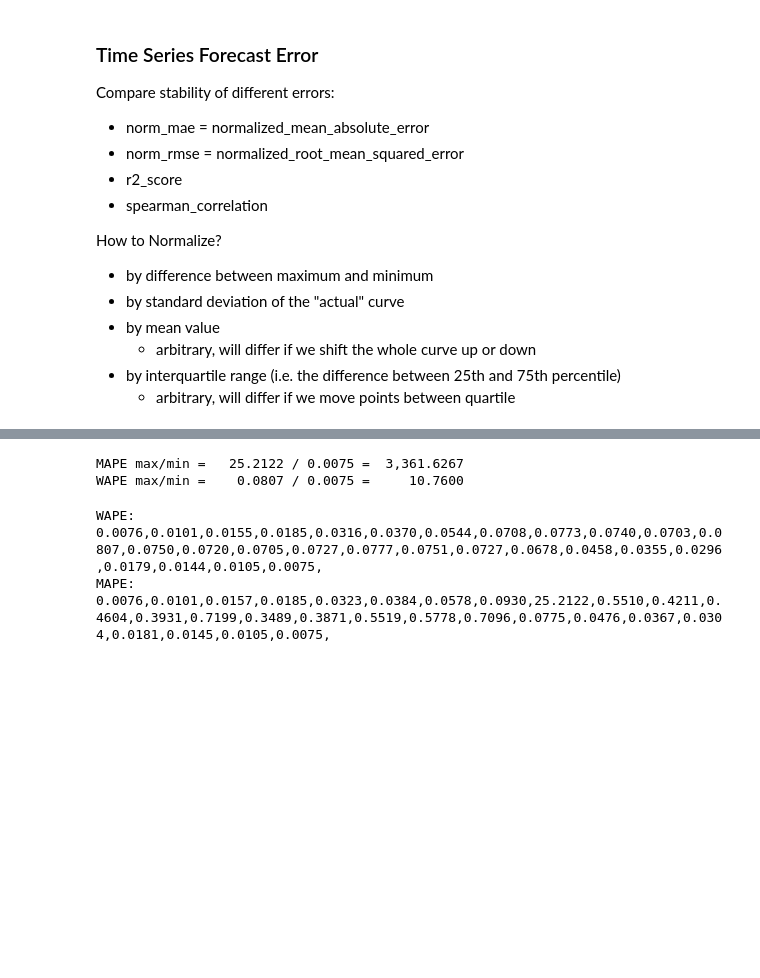
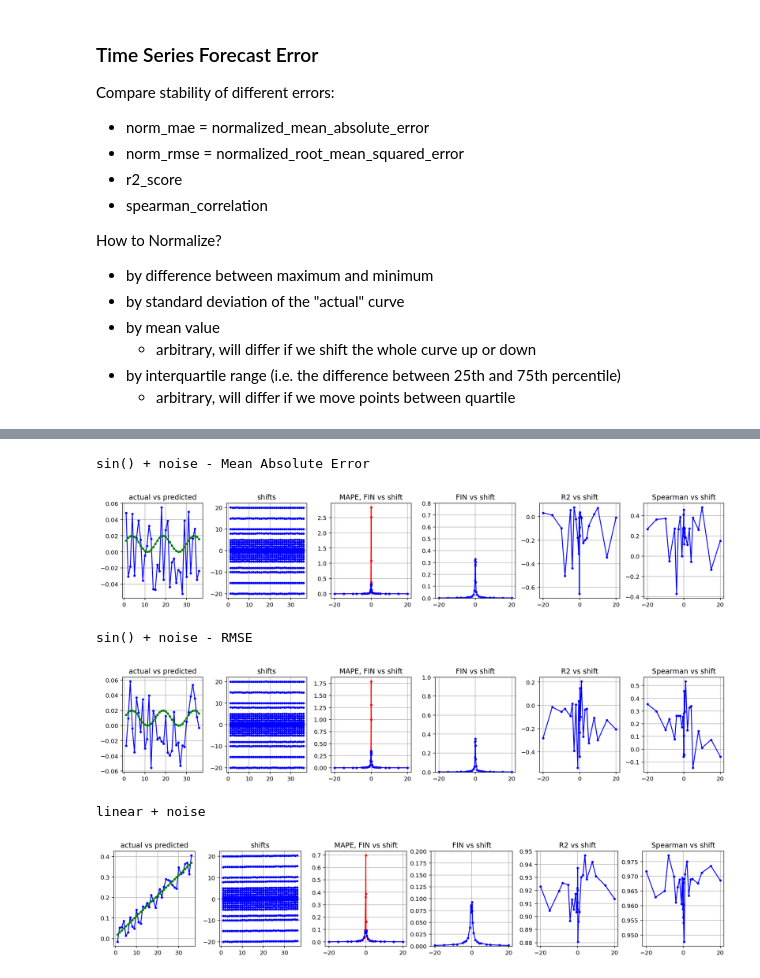
Before and after one commit to lselector/notebooks, a Jupyter notebook: Time_Series_Forecast_Error.ipynb, the cells around one changed output, grey strips where cells are left out. Cells and saved outputs as stored; diff of their text form; code cells hidden in the pictures; blank space fills up the shorter version.

```diff
--- a/Time_Series_Forecast_Error.ipynb
+++ b/Time_Series_Forecast_Error.ipynb
@@ -23,21 +25 @@ import matplotlib.pyplot as plt
 %config InlineBackend.figure_format = 'retina'
-# %%
-# suppose we have actual values for 3 years (36 months)
-months = np.arange(1, 37, 1)
-vals   = np.sin(months*2*math.pi/12.0)
-
-# Suppose that we use first 24 months
-# to train a simple forecasting model.
-# It is so trivial - it predicts zero values.
-
-months_pred = np.arange(25, 37, 1)
-vals_pred   = np.full(12,0)         # 12 points with 0 values
-
-fig, ax = plt.subplots(figsize=(6,4))
-_ = ax.plot(months, vals, color="blue", marker='o')
-_ = ax.plot(months_pred, vals_pred, color="red", marker='o')
-_ = ax.set_title(f"Monthly Balances")
-_ = ax.grid(True)
-
-fig.tight_layout()
-plt.show() ; # semicolon needed to remove text output on top
@@ -210,25 +197,31 @@ plt.show() ;
-# %%
-mape_max = np.max(errs_mape)
-mape_min = np.min(errs_mape)
-wape_max = np.max(errs_univ)
-wape_min = np.min(errs_univ)
-
-print(f"MAPE max/min = {mape_max:9.4f} / {mape_min:6.4f} = {(mape_max/mape_min):11,.4f}")
-print(f"WAPE max/min = {wape_max:9.4f} / {wape_min:6.4f} = {(wape_max/wape_min):11,.4f}")
-# %% [output]
-MAPE max/min =   25.2122 / 0.0075 =  3,361.6267
-WAPE max/min =    0.0807 / 0.0075 =     10.7600
-# %%
-print("WAPE:")
-for v in errs_univ:
-    print(f"{v:.4f}", end=",")
-print()
-print("MAPE:")
-for v in errs_mape:
-    print(f"{v:.4f}", end=",")
-print()
-# %% [output]
-WAPE:
-0.0076,0.0101,0.0155,0.0185,0.0316,0.0370,0.0544,0.0708,0.0773,0.0740,0.0703,0.0807,0.0750,0.0720,0.0705,0.0727,0.0777,0.0751,0.0727,0.0678,0.0458,0.0355,0.0296,0.0179,0.0144,0.0105,0.0075,
-MAPE:
-0.0076,0.0101,0.0157,0.0185,0.0323,0.0384,0.0578,0.0930,25.2122,0.5510,0.4211,0.4604,0.3931,0.7199,0.3489,0.3871,0.5519,0.5778,0.7096,0.0775,0.0476,0.0367,0.0304,0.0181,0.0145,0.0105,0.0075,
+# %%
+# Visualize different error functions
+# for two cases:
+#     sin + noise
+#     linear + noise
+
+months = np.arange(1, 37, 1)
+levels = [-20,-15,-10,-8,-5,-4,-3,
+          -2,-1,-0.5,-0.2,-0.1,0.05,0,0.05,0.1,0.2,0.5,1,2,
+          3,4,5,8,10,15,20]
+
+print("\nsin() + noise - Mean Absolute Error")
+amp = 0.01
+vals   = amp * np.sin(months*2*math.pi/15.0)
+plot_comparison(months, vals, levels)
+
+print("\nsin() + noise - RMSE")
+amp = 0.01
+vals   = amp * np.sin(months*2*math.pi/15.0)
+plot_comparison(months, vals, levels, err_type='rmse')
+
+print("\nlinear + noise")
+vals   = amp * months
+plot_comparison(months, vals, levels)
+# %% [output]
+sin() + noise - Mean Absolute Error
+[figure, added]
+sin() + noise - RMSE
+[figure, added]
+linear + noise
+[figure, added]
```
Also changed, not shown: parts of 12 cells of this notebook, 1 other file.
